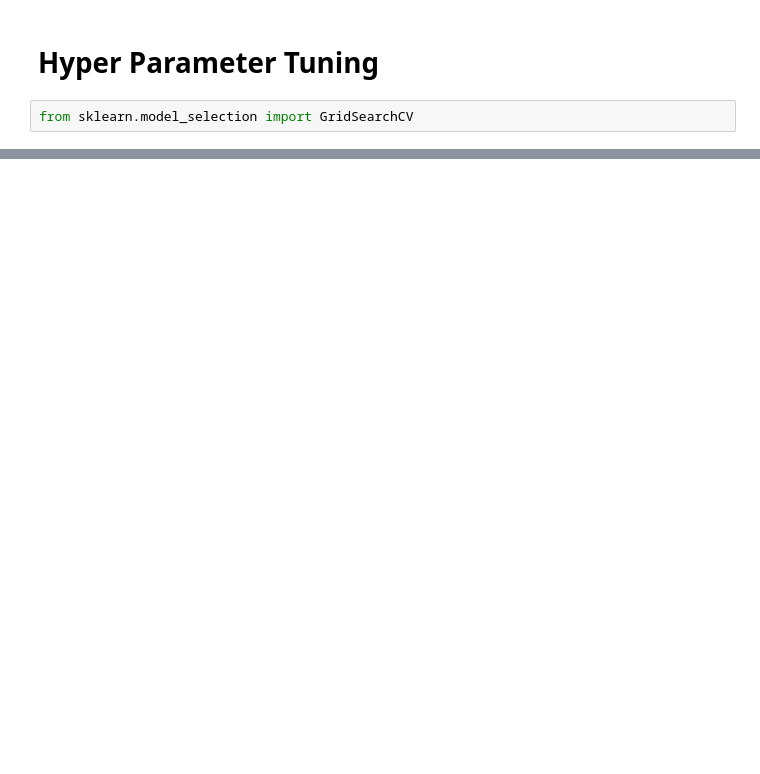
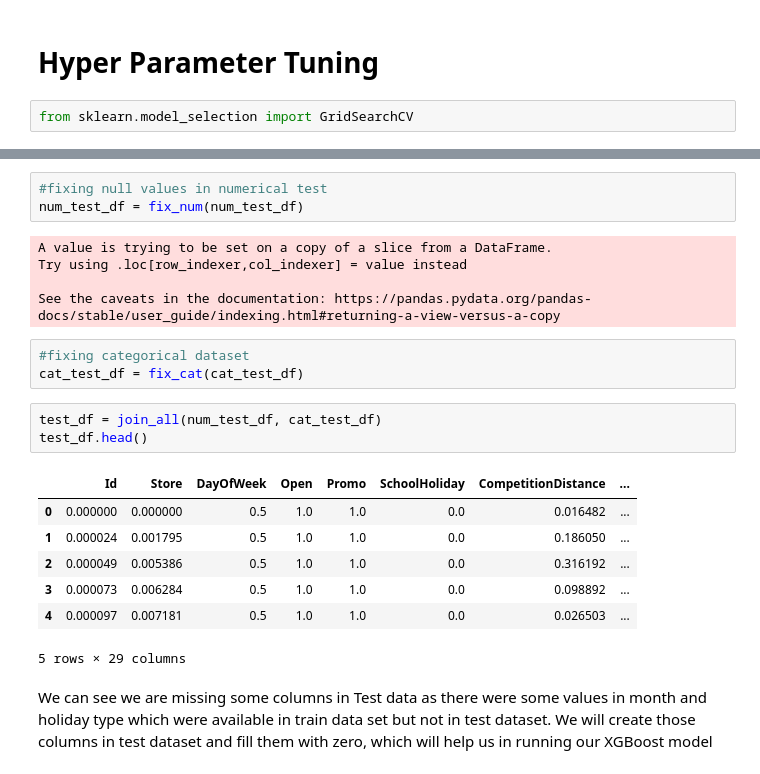
Before and after one commit to Prinkesh39/Rossman_Sales_Forecast, a Jupyter notebook: rossman-store-sales-prediction.ipynb, the cells around one changed output, grey strips where cells are left out. Drawn from its saved outputs; the diff is of its cells as text; blank space fills up the shorter version.

```diff
--- a/rossman-store-sales-prediction.ipynb
+++ b/rossman-store-sales-prediction.ipynb
@@ -471,0 +513,24 @@ Root Mean Square score:  0.011247815358826938
+# %%
+#fixing null values in numerical test
+num_test_df = fix_num(num_test_df)
+# %% [output]
+A value is trying to be set on a copy of a slice from a DataFrame.
+Try using .loc[row_indexer,col_indexer] = value instead
+
+See the caveats in the documentation: https://pandas.pydata.org/pandas-docs/stable/user_guide/indexing.html#returning-a-view-versus-a-copy
+# %%
+#fixing categorical dataset
+cat_test_df = fix_cat(cat_test_df)
+# %%
+test_df = join_all(num_test_df, cat_test_df)
+test_df.head()
+# %% [output]
+|  | Id | Store | DayOfWeek | Open | Promo | SchoolHoliday | CompetitionDistance | ... |
+| 0 | 0.000000 | 0.000000 | 0.5 | 1.0 | 1.0 | 0.0 | 0.016482 | ... |
+| 1 | 0.000024 | 0.001795 | 0.5 | 1.0 | 1.0 | 0.0 | 0.186050 | ... |
+| 2 | 0.000049 | 0.005386 | 0.5 | 1.0 | 1.0 | 0.0 | 0.316192 | ... |
+| 3 | 0.000073 | 0.006284 | 0.5 | 1.0 | 1.0 | 0.0 | 0.098892 | ... |
+| 4 | 0.000097 | 0.007181 | 0.5 | 1.0 | 1.0 | 0.0 | 0.026503 | ... |
+5 rows × 29 columns
+# %% [markdown]
+We can see we are missing some columns in Test data as there were some values in month and holiday type which were available in train data set but not in test dataset. We will create those columns in test dataset and fill them with zero, which will help us in running our XGBoost model
```
Also changed, not shown: parts of 32 cells of this notebook.
